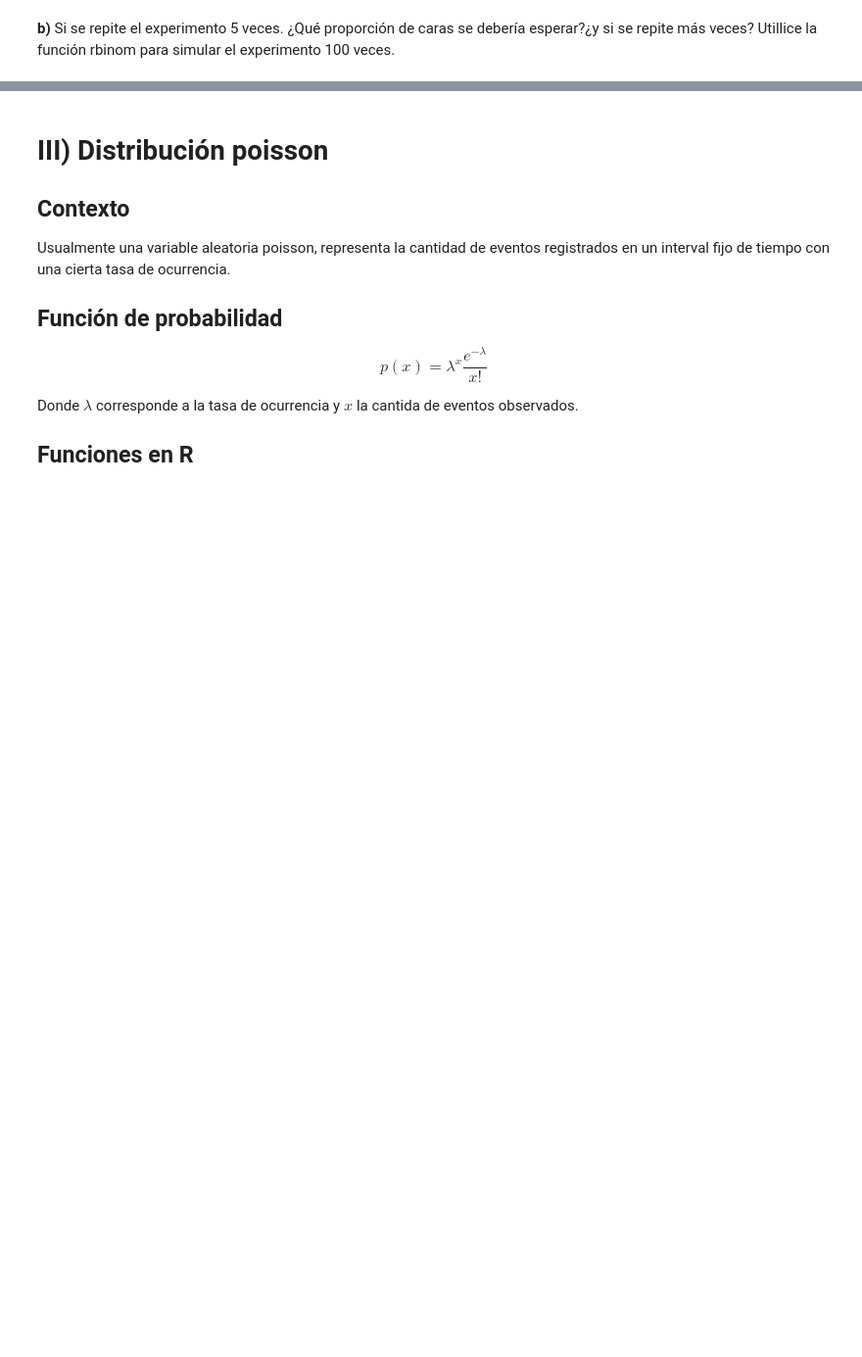
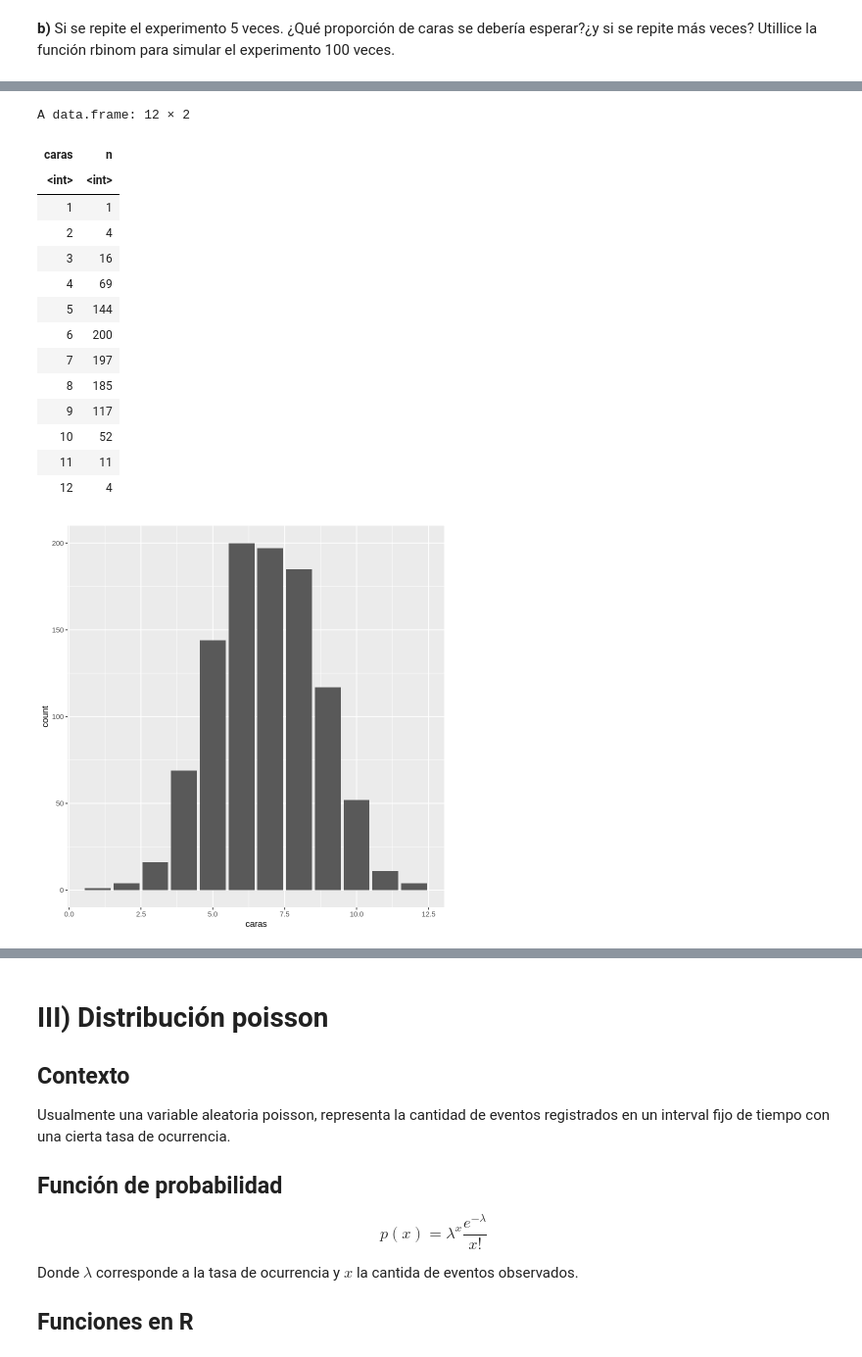
Before and after one commit to kerlesuwu/DBDC_202010_Programacion_en_R_para_ciencia_de_datos, a Jupyter notebook: Clases/Clase7/Clase7_1_Distribuciones_de_probabilidad_en_r.ipynb, the cells around one changed output, grey strips where cells are left out. Shown: that part at 98% size. Cells and saved outputs as stored; diff of their text form; code cells hidden in the pictures; blank space fills up the shorter version.

```diff
--- a/Clases/Clase7/Clase7_1_Distribuciones_de_probabilidad_en_r.ipynb
+++ b/Clases/Clase7/Clase7_1_Distribuciones_de_probabilidad_en_r.ipynb
@@ -166,0 +279,6 @@ pbinom(30, size = 100, prob = 0.2)
+# %%
+# simulamos un experimento binomial
+lanzamientos <- rbinom(n = 1000, size = 14, prob = 0.5)
+lanzamientos
+length(lanzamientos)
+mean(lanzamientos)
@@ -167,4 +305,27 @@ pbinom(30, size = 100, prob = 0.2)
 # %%
 # podemos construir un gráfico de barras con los conteos
 df <- data.frame(caras   = lanzamientos)
-head(df)
+df %>%
+  count(caras)
+
+ df %>%
+  ggplot() +
+  aes(x = caras) %>%
+  geom_bar(stat = "count")
+# %% [output]
+A data.frame: 12 × 2
+| caras | n |
+| <int> | <int> |
+| 1 | 1 |
+| 2 | 4 |
+| 3 | 16 |
+| 4 | 69 |
+| 5 | 144 |
+| 6 | 200 |
+| 7 | 197 |
+| 8 | 185 |
+| 9 | 117 |
+| 10 | 52 |
+| 11 | 11 |
+| 12 | 4 |
+[figure, added]
```
Also changed, not shown: parts of 23 cells of this notebook.
